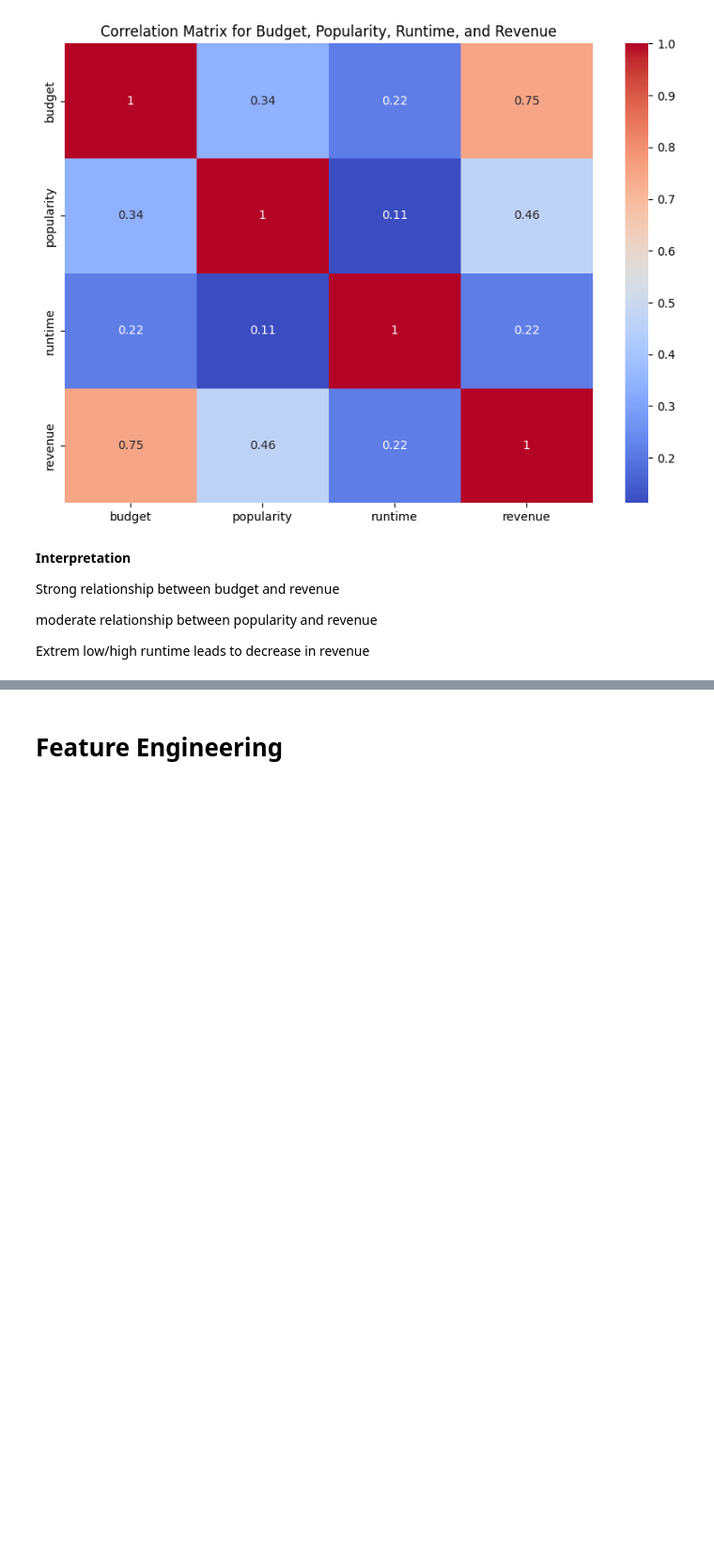
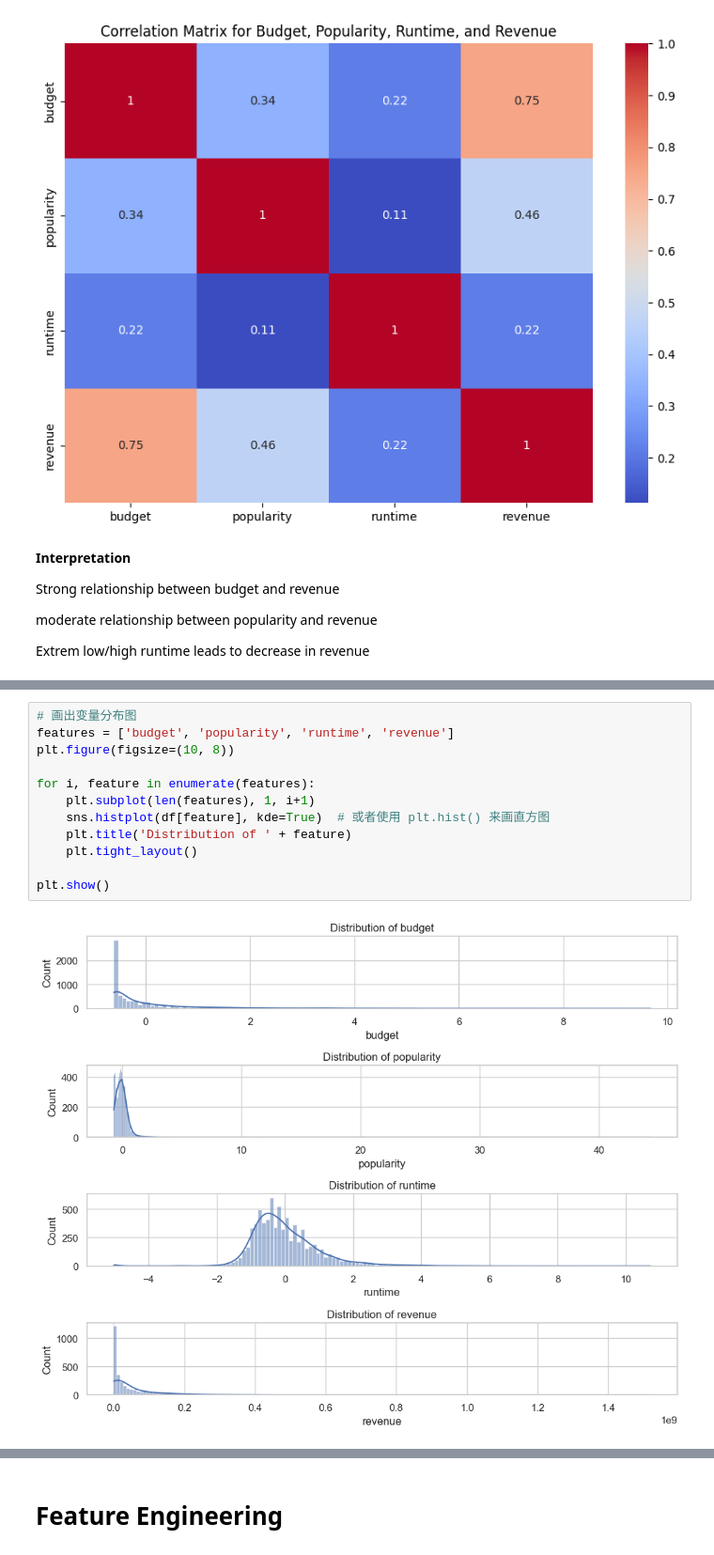
Before and after one commit to 001202ZHENG/DSBA2023_ML_Project, a Jupyter notebook: demo_wz.ipynb, the cells around one changed output, grey strips where cells are left out. Shown at 94% size. Drawn from its saved outputs; the diff is of its cells as text; blank space fills up the shorter version.

```diff
--- a/demo_wz.ipynb
+++ b/demo_wz.ipynb
@@ -126,0 +188,14 @@ Extrem low/high runtime leads to decrease in revenue
+# %%
+# 画出变量分布图
+features = ['budget', 'popularity', 'runtime', 'revenue']
+plt.figure(figsize=(10, 8))
+
+for i, feature in enumerate(features):
+    plt.subplot(len(features), 1, i+1)
+    sns.histplot(df[feature], kde=True)  # 或者使用 plt.hist() 来画直方图
+    plt.title('Distribution of ' + feature)
+    plt.tight_layout()
+
+plt.show()
+# %% [output]
+[figure, added]
```
Also changed, not shown: parts of 18 cells of this notebook.
